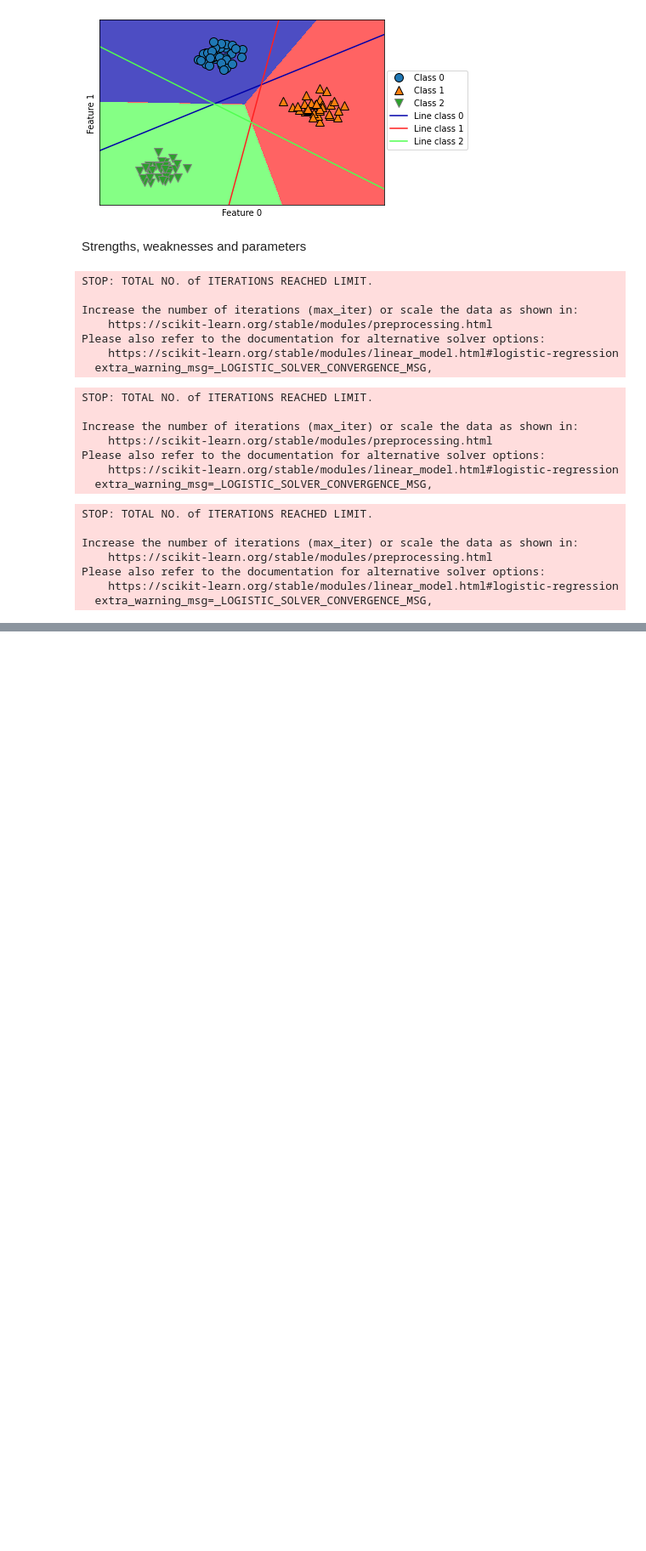
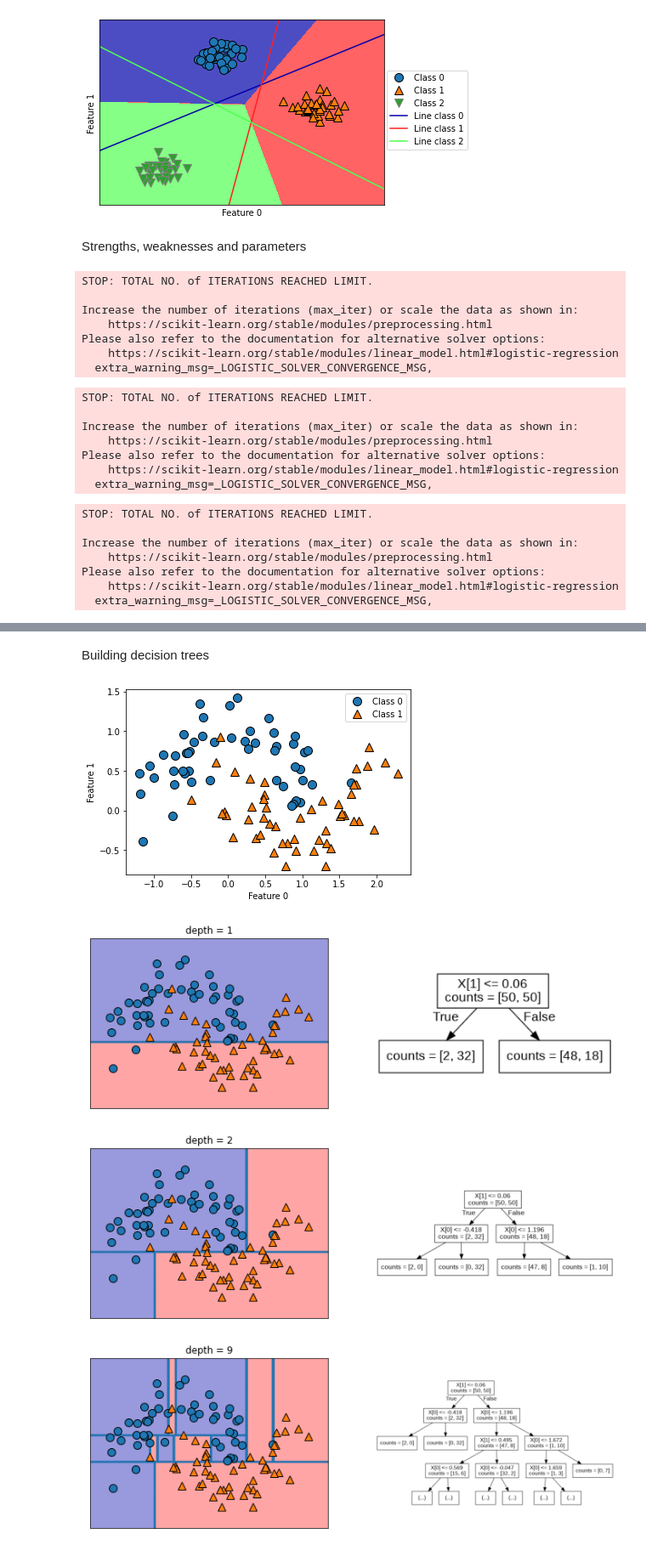
Before and after one commit to jeewonkimm2/TIL, a Jupyter notebook: SeoulTech/Business_Analytics/introduction_to_ml_with_python_02_supervised_learning.ipynb, the cells around one changed output, grey strips where cells are left out. Shown at 85% size. Cells and saved outputs as stored; diff of their text form; code cells hidden in the pictures; blank space fills up the shorter version.

```diff
--- a/SeoulTech/Business_Analytics/introduction_to_ml_with_python_02_supervised_learning.ipynb
+++ b/SeoulTech/Business_Analytics/introduction_to_ml_with_python_02_supervised_learning.ipynb
@@ -665,0 +704,9 @@ Please also refer to the documentation for alternative solver options:
+# %% [markdown]
+Building decision trees
+# %%
+mglearn.plots.plot_tree_progressive()
+# %% [output]
+[figure, added]
+[figure, added]
+[figure, added]
+[figure, added]
```
Also changed, not shown: parts of 23 cells of this notebook.
